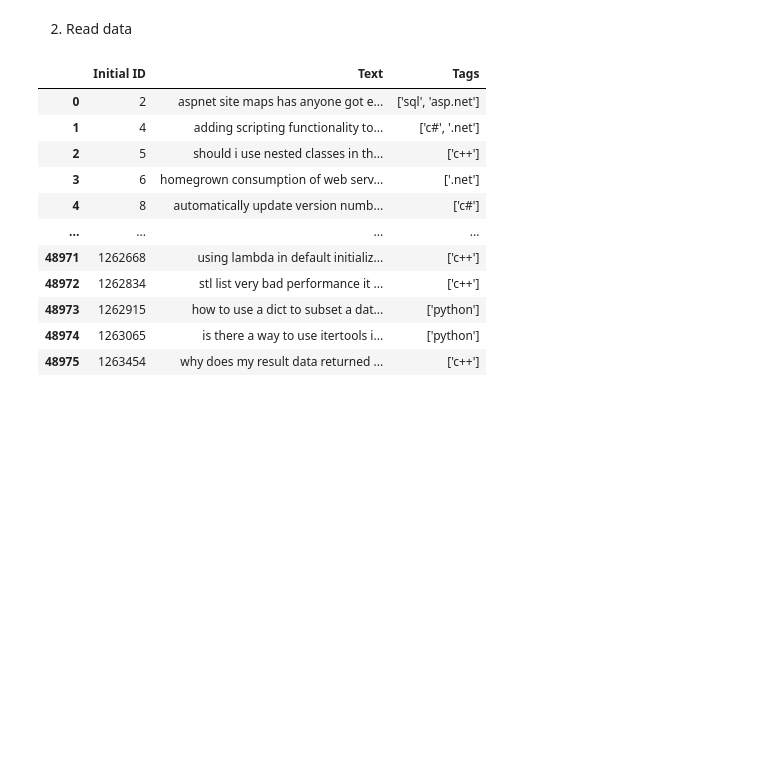
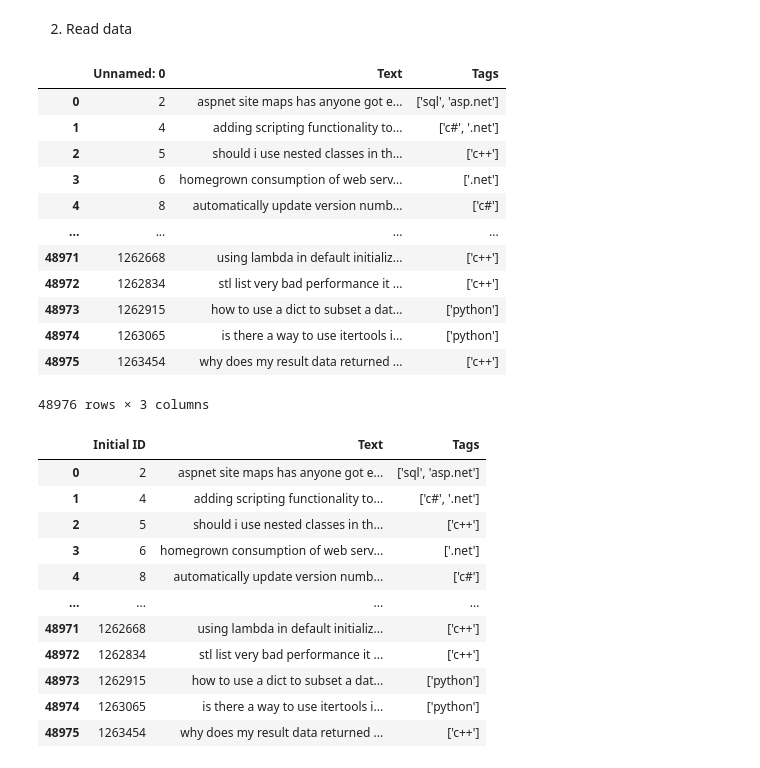
Before and after one commit to emrulk1/AI-ML-Data-Science-Practice, a Jupyter notebook: StackOverflow_Question_Tag_classification.ipynb, the cells around one changed output. Drawn from its saved outputs; the diff is of its cells as text; code cells hidden in the pictures; blank space fills up the shorter version.

```diff
--- a/StackOverflow_Question_Tag_classification.ipynb
+++ b/StackOverflow_Question_Tag_classification.ipynb
@@ -45,8 +47,24 @@ ERROR: No matching distribution found for skmultilearn
 # %% [markdown]
 2. Read data
 # %%
-data = pd.read_csv('https://raw.githubusercontent.com/laxmimerit/All-CSV-ML-Data-Files-Download/master/stackoverflow.csv')
+# data = pd.read_csv('https://raw.githubusercontent.com/laxmimerit/All-CSV-ML-Data-Files-Download/master/stackoverflow.csv')
 # data = pd.read_csv('https://www.kaggle.com/stackoverflow/stacksample?select=Answers.csv')
+data = pd.read_csv('stackoverflow.csv')
+data
+# %% [output]
+|  | Unnamed: 0 | Text | Tags |
+| 0 | 2 | aspnet site maps has anyone got e... | ['sql', 'asp.net'] |
+| 1 | 4 | adding scripting functionality to... | ['c#', '.net'] |
+| 2 | 5 | should i use nested classes in th... | ['c++'] |
+| 3 | 6 | homegrown consumption of web serv... | ['.net'] |
+| 4 | 8 | automatically update version numb... | ['c#'] |
+| ... | ... | ... | ... |
+| 48971 | 1262668 | using lambda in default initializ... | ['c++'] |
+| 48972 | 1262834 | stl list very bad performance it ... | ['c++'] |
+| 48973 | 1262915 | how to use a dict to subset a dat... | ['python'] |
+| 48974 | 1263065 | is there a way to use itertools i... | ['python'] |
+| 48975 | 1263454 | why does my result data returned ... | ['c++'] |
+48976 rows × 3 columns
 # %%
 data.rename(columns = {'Unnamed: 0':'Initial ID'}, inplace = True)
 # %%
```
Also changed, not shown: parts of 26 cells of this notebook.
